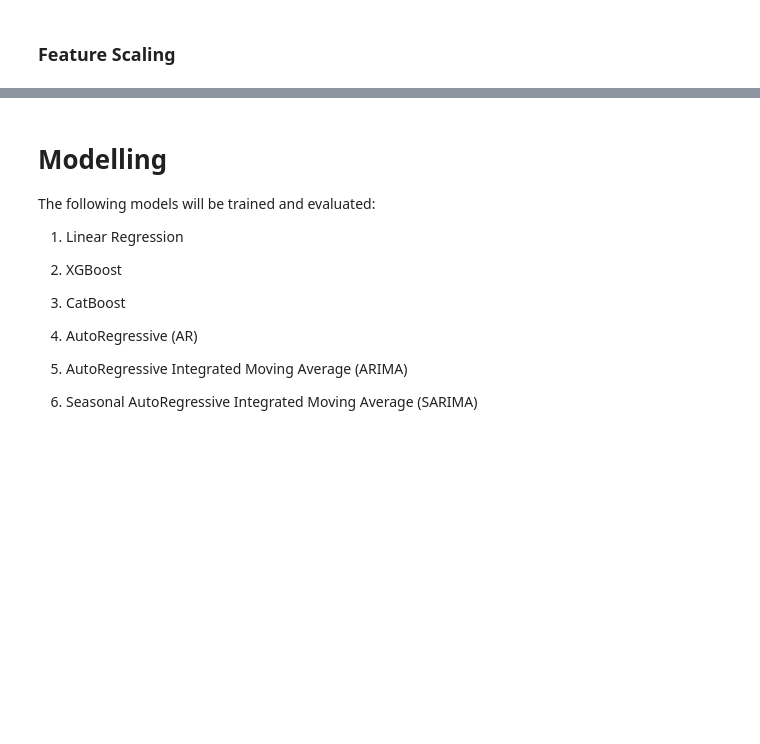
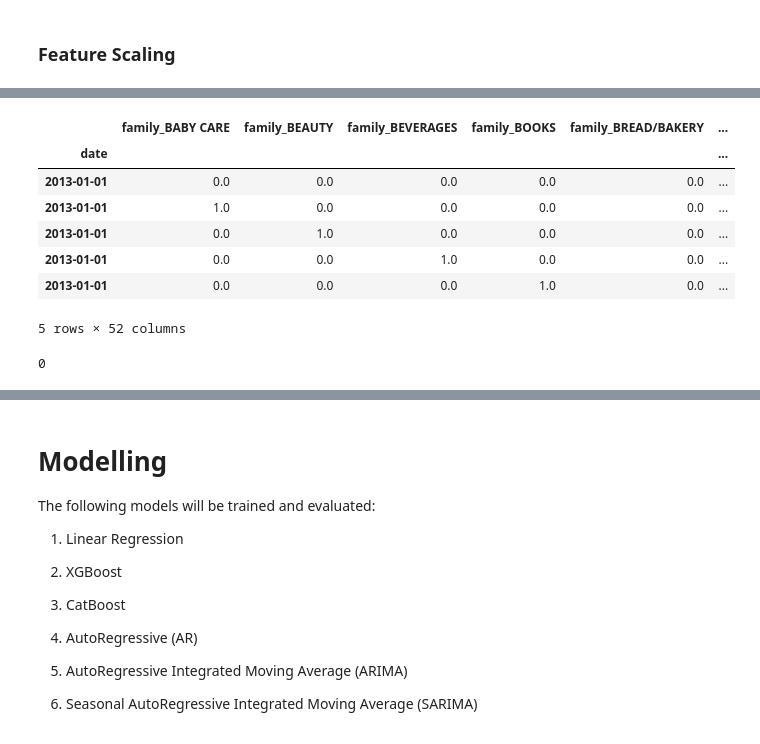
Before and after one commit to iameberedavid/Time-Series-Forecasting-Analysis-For-Corporation-Favorita, a Jupyter notebook: Jupyter Notebook.ipynb, the cells around one changed output, grey strips where cells are left out. Cells and saved outputs as stored; diff of their text form; code cells hidden in the pictures; blank space fills up the shorter version.

```diff
--- a/Jupyter Notebook.ipynb
+++ b/Jupyter Notebook.ipynb
@@ -1177,7 +1161,7 @@ val_set_cat_encoded_df.head()
 # %% [markdown]
 ### Feature Scaling
 # %%
-# Create a scaler object using StandardScaler
+# Create a scaler object using MinMaxScaler
 
-scaler = StandardScaler()
+scaler = MinMaxScaler()
 # %%
@@ -1221,0 +1209,19 @@ val_final = pd.concat([val_set_cat_encoded_df, val_set_num_scaled_df, val_set[['
+# %%
+# Display the first five rows of the final training set
+
+train_final.head()
+# %% [output]
+|  | family_BABY CARE | family_BEAUTY | family_BEVERAGES | family_BOOKS | family_BREAD/BAKERY | ... |
+| date |  |  |  |  |  | ... |
+| 2013-01-01 | 0.0 | 0.0 | 0.0 | 0.0 | 0.0 | ... |
+| 2013-01-01 | 1.0 | 0.0 | 0.0 | 0.0 | 0.0 | ... |
+| 2013-01-01 | 0.0 | 1.0 | 0.0 | 0.0 | 0.0 | ... |
+| 2013-01-01 | 0.0 | 0.0 | 1.0 | 0.0 | 0.0 | ... |
+| 2013-01-01 | 0.0 | 0.0 | 0.0 | 1.0 | 0.0 | ... |
+5 rows × 52 columns
+# %%
+# Confirm that there are no missing values in the final training set
+
+train_final.isna().sum().sum()
+# %% [output]
+0
```
Also changed, not shown: parts of 40 cells of this notebook.
